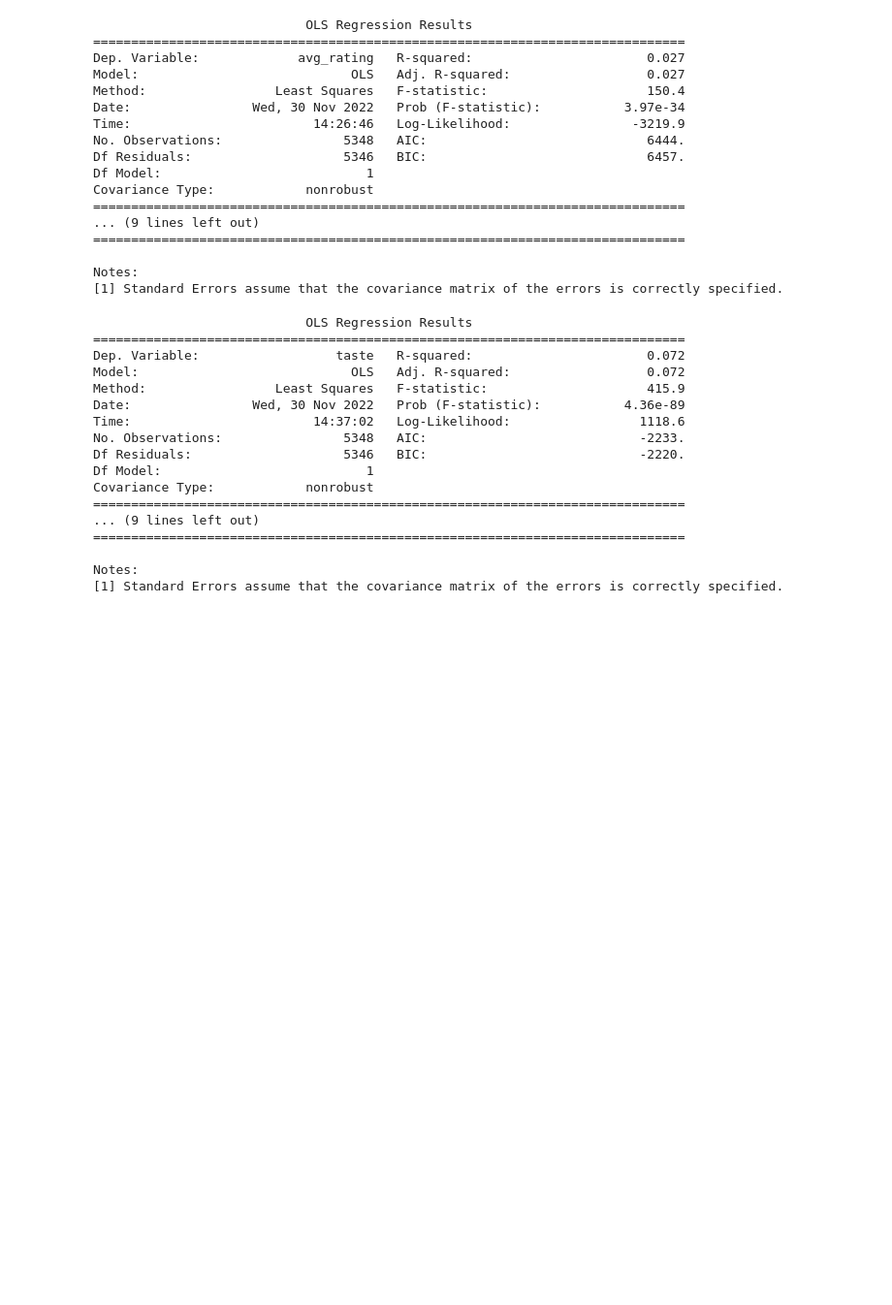
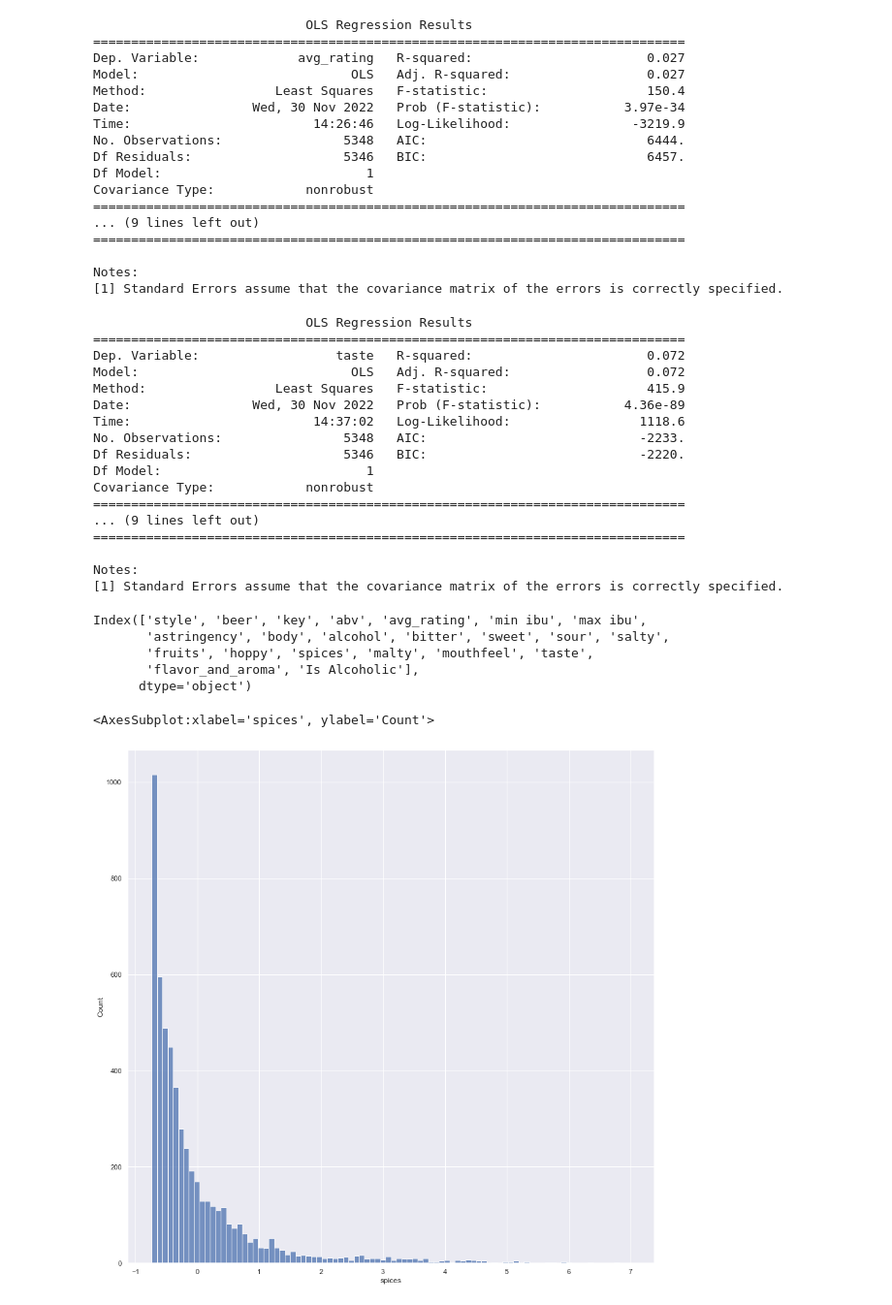
Before and after one commit to BrandonLuong/Beer-Analysis, a Jupyter notebook: EDACheckpointGroup_039-Fa22.ipynb, the cells around one changed output. Shown at 97% size. Cells and saved outputs as stored; diff of their text form; code cells hidden in the pictures; blank space fills up the shorter version.

```diff
--- a/EDACheckpointGroup_039-Fa22.ipynb
+++ b/EDACheckpointGroup_039-Fa22.ipynb
@@ -432,6 +432,14 @@ Covariance Type:            nonrobust
 
 Notes:
 [1] Standard Errors assume that the covariance matrix of the errors is correctly specified.
+# %%
+new_final.columns
+# %% [output]
+Index(['style', 'beer', 'key', 'abv', 'avg_rating', 'min ibu', 'max ibu',
+       'astringency', 'body', 'alcohol', 'bitter', 'sweet', 'sour', 'salty',
+       'fruits', 'hoppy', 'spices', 'malty', 'mouthfeel', 'taste',
+       'flavor_and_aroma', 'Is Alcoholic'],
+      dtype='object')
 # %%
 # From the results above, we see that ABV affects a beer's taste as well. Therefore, a beer's taste does no affect it's average rating but a beer's abv
 # affects it's average rating and taste.
@@ -437,0 +451,12 @@ Notes:
+# %%
+#mean = new_final['spics']
+#std = np.std(new_final['spices'])
+
+def normal(values):
+    return (values - np.mean(values)) / np.std(values)
+
+#sns.histplot(new_final['spices'])
+sns.histplot(normal(new_final['spices']))
+# %% [output]
+<AxesSubplot:xlabel='spices', ylabel='Count'>
+[figure, added]
```
Also changed, not shown: parts of 1 cell of this notebook.
